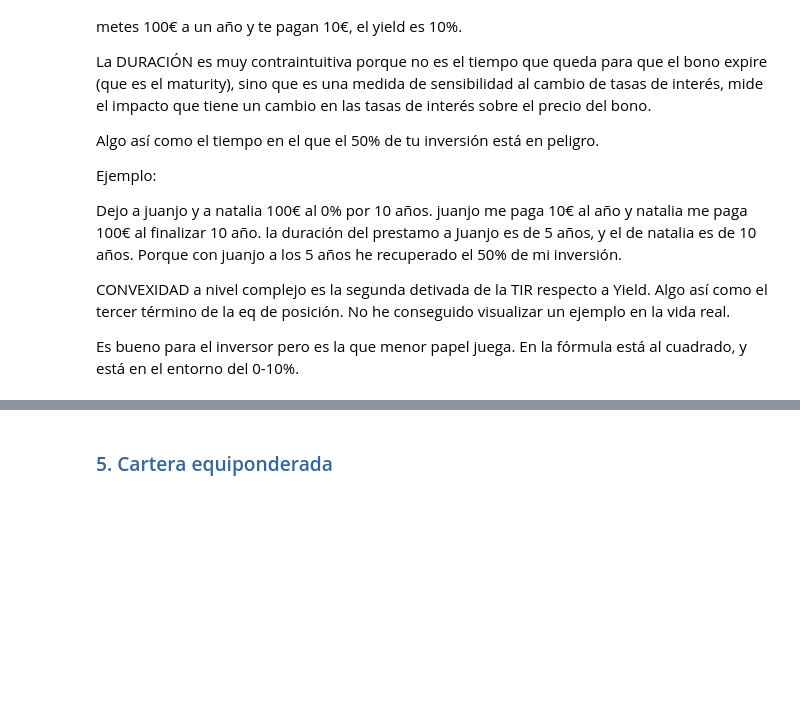
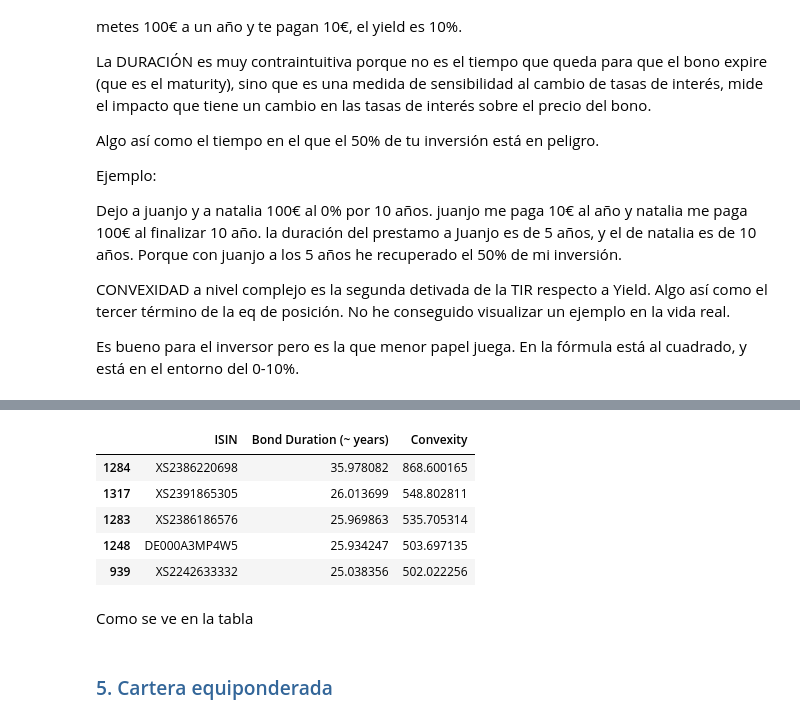
Before and after one commit to Juanjod54/MIAX_TB2.1, a Jupyter notebook: src/TallerRF_AnálisisCartera_Enunciado.ipynb, the cells around one changed output, grey strips where cells are left out. Cells and saved outputs as stored; diff of their text form; code cells hidden in the pictures; blank space fills up the shorter version.

```diff
--- a/src/TallerRF_AnálisisCartera_Enunciado.ipynb
+++ b/src/TallerRF_AnálisisCartera_Enunciado.ipynb
@@ -664,3 +884,14 @@ universo_convexity.sort_values(by='Convexity').head()
+# %%
+convexities[(convexities['Bond Duration (~ years)'] >= 15) & (convexities['Bond Duration (~ years)']) < 30].sort_values(by='Convexity', ascending=False).head()
+# %% [output]
+|  | ISIN | Bond Duration (~ years) | Convexity |
+| 1284 | XS2386220698 | 35.978082 | 868.600165 |
+| 1317 | XS2391865305 | 26.013699 | 548.802811 |
+| 1283 | XS2386186576 | 25.969863 | 535.705314 |
+| 1248 | DE000A3MP4W5 | 25.934247 | 503.697135 |
+| 939 | XS2242633332 | 25.038356 | 502.022256 |
+# %% [markdown]
+Como se ve en la tabla
 # %% [markdown]
 ### <font color=#336699>5. Cartera equiponderada</font>
 # %% [markdown]
```
Also changed, not shown: parts of 27 cells of this notebook.
